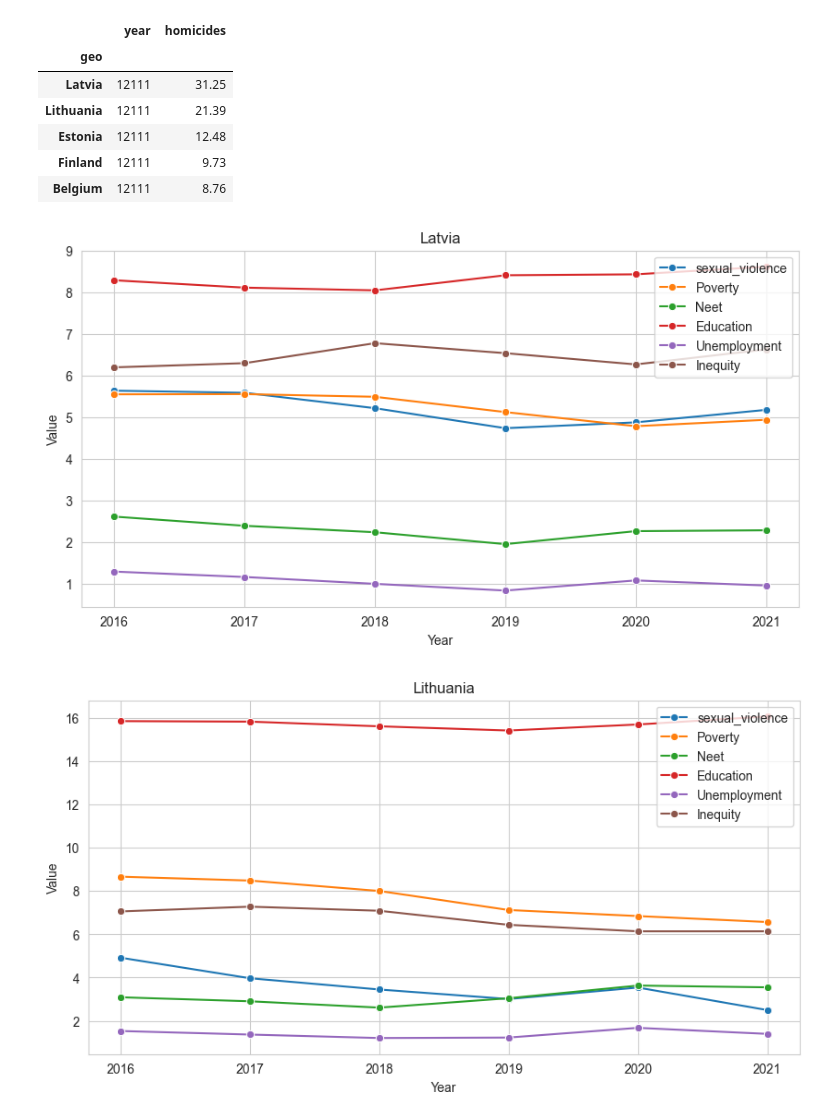
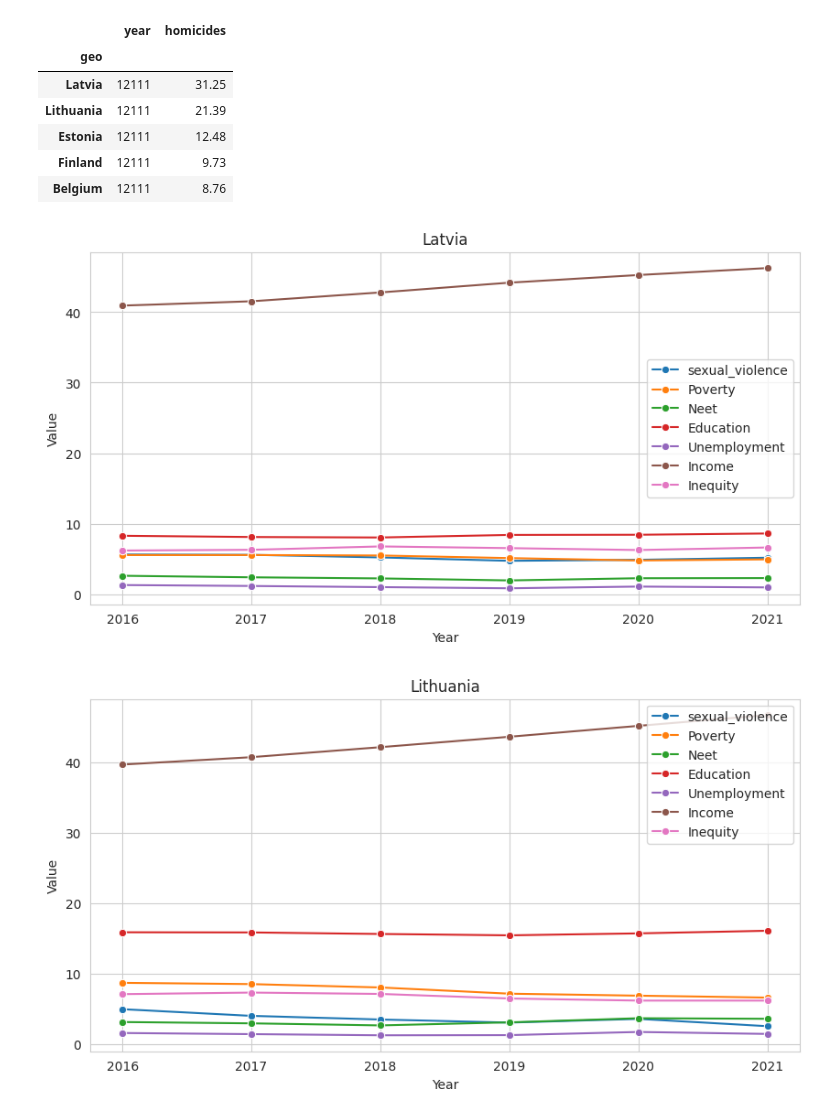
Before and after one commit to DiegoConce/CrimeAnalysis-HumanDataScience, a Jupyter notebook: IntentionalHomicide.ipynb, the cells around one changed output. Drawn from its saved outputs; the diff is of its cells as text; code cells hidden in the pictures.

```diff
--- a/IntentionalHomicide.ipynb
+++ b/IntentionalHomicide.ipynb
@@ -158,27 +167,27 @@ display(data.groupby("geo").sum().sort_values(by="homicides", ascending=False).h
 # %%
 # Data Visualization
 
 latvia = df[df["geo"] == "Latvia"]
 lithuania = df[df["geo"] == "Lithuania"]
 estonia = df[df["geo"] == "Estonia"]
 finland = df[df["geo"] == "Finland"]
 belgium = df[df["geo"] == "Belgium"]
 
 countries = [latvia, lithuania, estonia, finland, belgium]
 
 for country in countries:
     plt.figure(figsize=(10, 5))
     sns.lineplot(x="year", y="homicides", data=country, label="sexual_violence", marker="o")
     sns.lineplot(x="year", y="poverty", data=country, label="Poverty", marker="o")
     sns.lineplot(x="year", y="neet", data=country, label="Neet", marker="o")
     sns.lineplot(x="year", y="education", data=country, label="Education", marker="o")
     sns.lineplot(x="year", y="unemployment", data=country, label="Unemployment", marker="o")
-#    sns.lineplot(x="year", y="income", data=country, label="Income", marker="o")
+    sns.lineplot(x="year", y="income", data=country, label="Income", marker="o")
     sns.lineplot(x="year", y="inequity", data=country, label="Inequity", marker="o")
     plt.xlabel("Year")
     plt.ylabel("Value")
     plt.title(country["geo"].iloc[0])
     plt.show()
 # %% [output]
-[figure, old version]
+[figure, new version]
-[figure, old version]
+[figure, new version]
```
Also changed, not shown: parts of 11 cells of this notebook, 4 other files.
